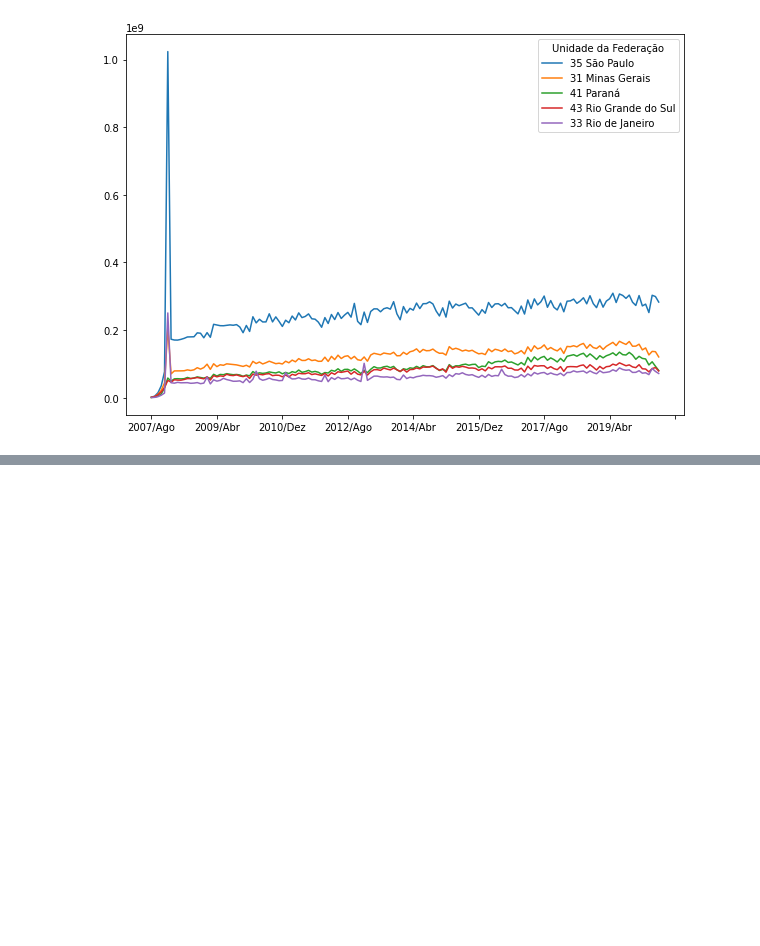
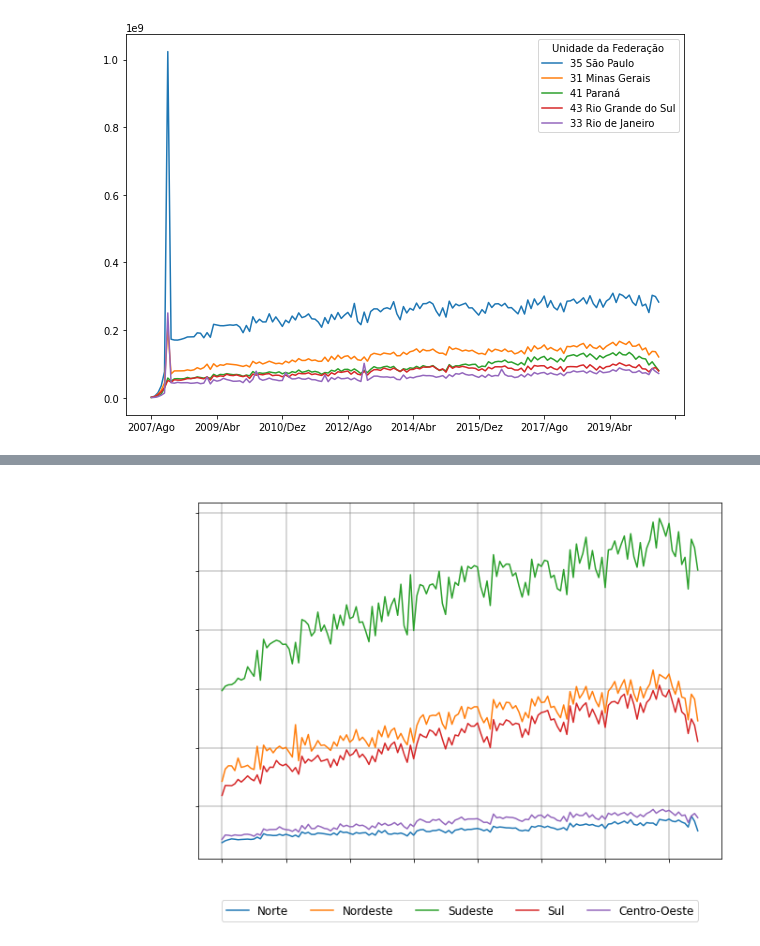
Before and after one commit to MatheusOrange211/Bootcamp-Alura, a Jupyter notebook: Bootcamp_Alura_Data_Science_Hospitalar.ipynb, the cells around one changed output, grey strips where cells are left out. Cells and saved outputs as stored; diff of their text form; code cells hidden in the pictures; blank space fills up the shorter version.

```diff
--- a/Bootcamp_Alura_Data_Science_Hospitalar.ipynb
+++ b/Bootcamp_Alura_Data_Science_Hospitalar.ipynb
@@ -821,0 +829,4 @@ ordenado_por_total_gastos.head(5).T.plot(figsize=(10,7))
+# %%
+ordenado_regiao = ordenado_por_total_gastos.copy()
+ordenado_regiao['regiao'] = (ordenado_por_total_gastos.index).str[0]
+ordenado_regiao[["regiao"]].head(1)
@@ -821,0 +841,4 @@ ordenado_por_total_gastos.head(5).T.plot(figsize=(10,7))
+# %%
+regiao = ordenado_regiao.groupby(['regiao']).sum()
+colunas_corrigidas = regiao.columns[6:]
+regiao[colunas_corrigidas]
@@ -821,0 +863,18 @@ ordenado_por_total_gastos.head(5).T.plot(figsize=(10,7))
+# %%
+ax = regiao[colunas_corrigidas].T.plot(figsize=(10,7))
+ax.yaxis.set_major_formatter(ticker.StrMethodFormatter("R$ {x:,.2F}"))
+
+plt.grid(color='gray',linestyle='-',which='major',linewidth=2,alpha= 0.3)
+
+
+plt.yticks(color='w',fontsize=10)
+plt.xticks(color='w',fontsize=10)
+
+handles,_ = ax.get_legend_handles_labels()
+ax.legend(handles,['Norte','Nordeste','Sudeste','Sul','Centro-Oeste'],fontsize=12,
+          loc ='upper center',bbox_to_anchor =(0.5,-0.1),ncol = 5)
+
+plt.title( "Gastos por região na Saúde de Fev/2008 até Jul/2020",color='w',fontsize=12)
+plt.show()
+# %% [output]
+[figure, added]
```
Also changed, not shown: parts of 17 cells of this notebook.
